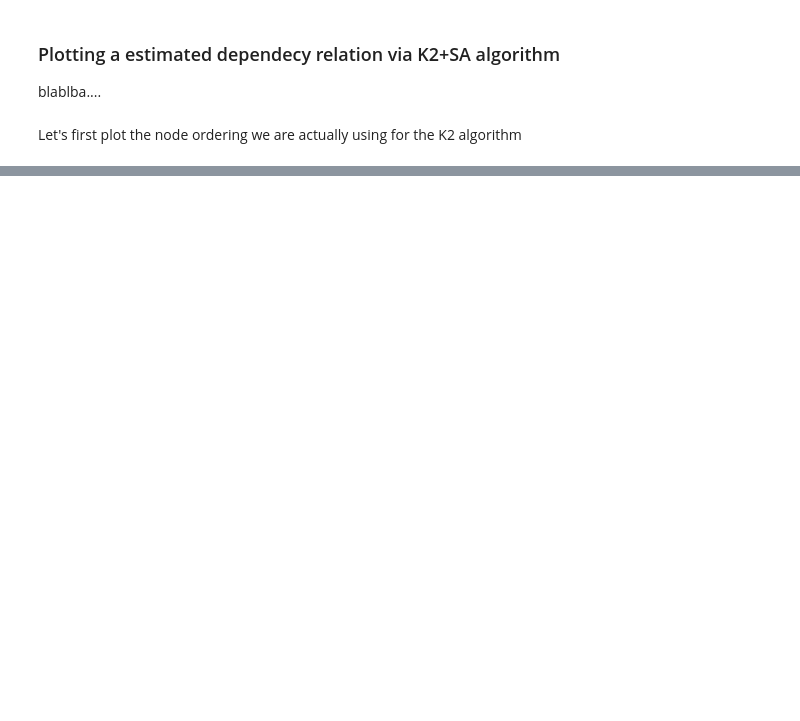
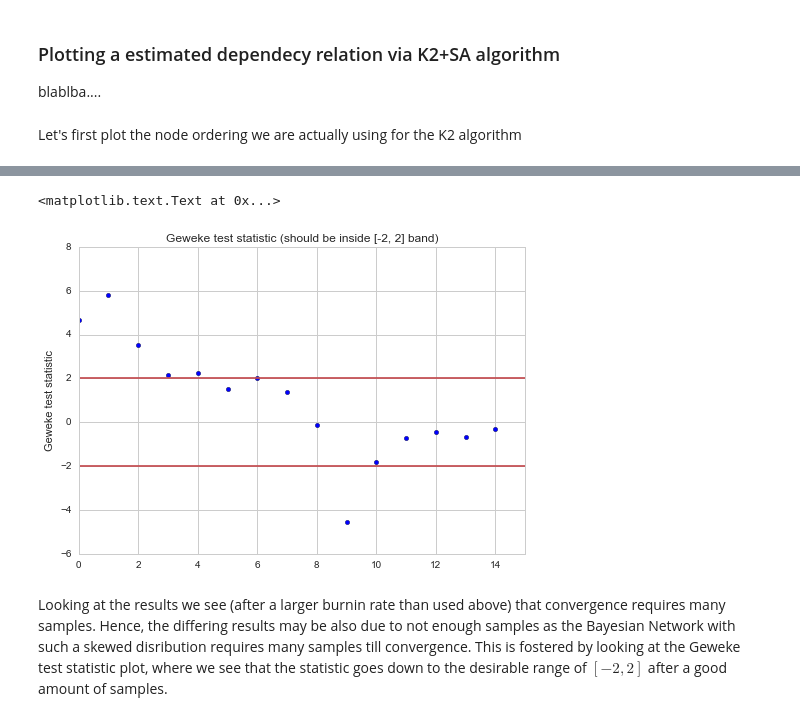
Before and after one commit to therealchuckliu/MCWeather, a Jupyter notebook: 02_Bayesian_Networks.ipynb, the cells around one changed output, grey strips where cells are left out. Saved outputs shown, nothing was run; the diff lists cells and outputs as text; code cells hidden in the pictures; blank space fills up the shorter version.

```diff
--- a/02_Bayesian_Networks.ipynb
+++ b/02_Bayesian_Networks.ipynb
@@ -542,0 +714,13 @@ plot_map_graph(dep_map, best_mat)
+# %%
+pts = Geweke(tr_bos[burnin*2:], 15, 80)
+plt.scatter(np.arange(pts.shape[0]), pts*1.)
+plt.title('Geweke test statistic (should be inside [-2, 2] band)')
+plt.plot([0, pts.shape[0]], [2, 2], color=sns.color_palette()[2])
+plt.plot([0, pts.shape[0]], [-2, -2], color=sns.color_palette()[2])
+plt.xlim([-0.001, pts.shape[0]+0.001])
+plt.ylabel('Geweke test statistic')
+# %% [output]
+<matplotlib.text.Text at 0x...>
+[figure, added]
+# %% [markdown]
+Looking at the results we see (after a larger burnin rate than used above) that convergence requires many samples. Hence, the differing results may be also due to not enough samples as the Bayesian Network with such a skewed disribution requires many samples till convergence. This is fostered by looking at the Geweke test statistic plot, where we see that the statistic goes down to the desirable range of $[-2, 2]$ after a good amount of samples.
```
Also changed, not shown: parts of 23 cells of this notebook, 1 other file.
